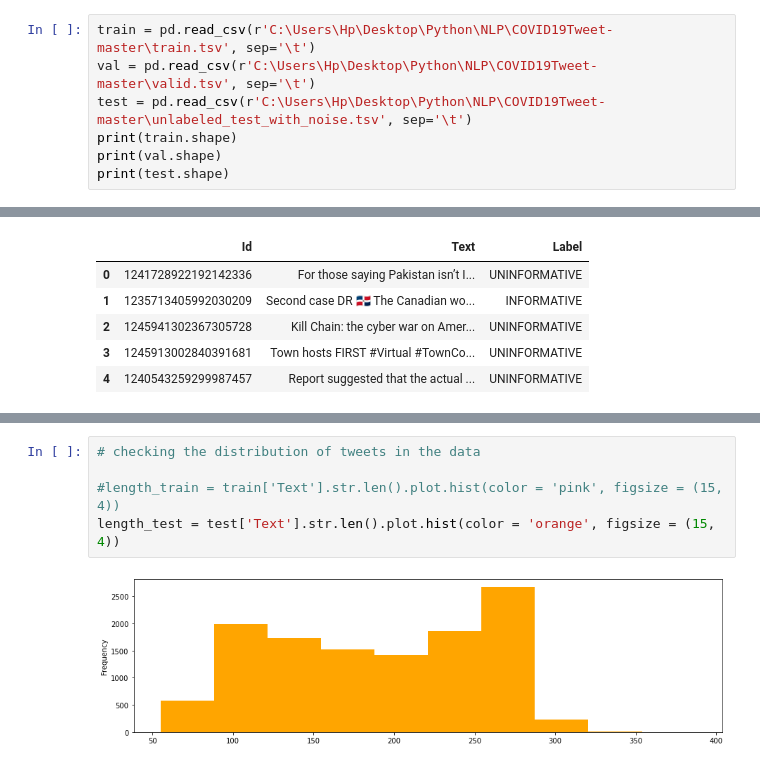
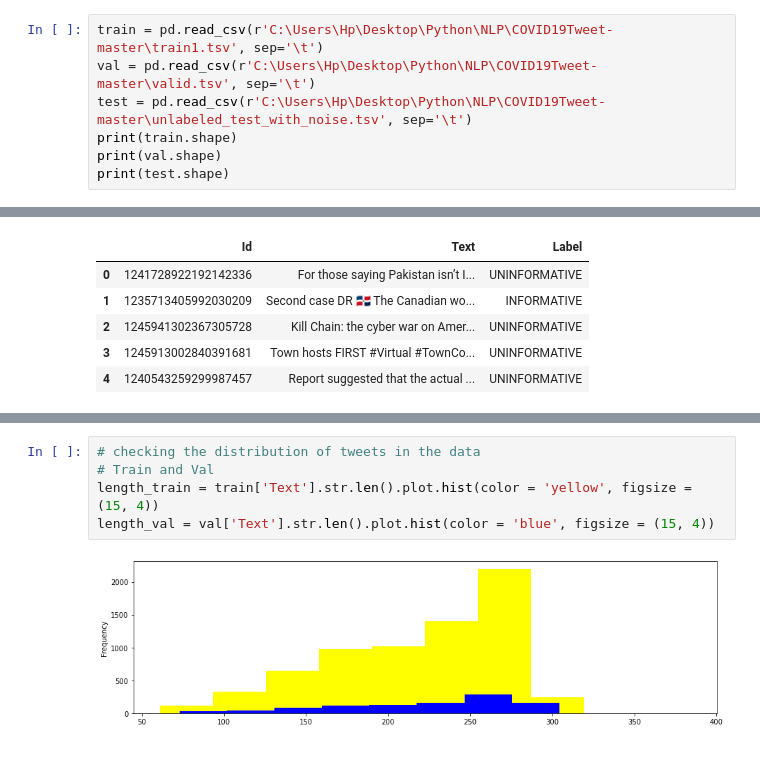
Before and after one commit to cn-mm/BioNLP, a Jupyter notebook: About_The_Data.ipynb, the cells around one changed output, grey strips where cells are left out. Cells and saved outputs as stored; diff of their text form.

Commit message:
Dataset
Corrected train1 dataset added, previous one had clumpy data

```diff
--- a/About_The_Data.ipynb
+++ b/About_The_Data.ipynb
@@ -13,7 +13,7 @@ import seaborn as sns
 
 import warnings
 # %%
-train = pd.read_csv(r'C:\Users\Hp\Desktop\Python\NLP\COVID19Tweet-master\train.tsv', sep='\t')
+train = pd.read_csv(r'C:\Users\Hp\Desktop\Python\NLP\COVID19Tweet-master\train1.tsv', sep='\t')
 val = pd.read_csv(r'C:\Users\Hp\Desktop\Python\NLP\COVID19Tweet-master\valid.tsv', sep='\t')
 test = pd.read_csv(r'C:\Users\Hp\Desktop\Python\NLP\COVID19Tweet-master\unlabeled_test_with_noise.tsv', sep='\t')
 print(train.shape)
@@ -81,7 +99,7 @@ Name: Label, dtype: int64
 # %%
 # checking the distribution of tweets in the data
-
-#length_train = train['Text'].str.len().plot.hist(color = 'pink', figsize = (15, 4))
-length_test = test['Text'].str.len().plot.hist(color = 'orange', figsize = (15, 4))
+# Train and Val
+length_train = train['Text'].str.len().plot.hist(color = 'yellow', figsize = (15, 4))
+length_val = val['Text'].str.len().plot.hist(color = 'blue', figsize = (15, 4))
 # %% [output]
-[figure, old version]
+[figure, new version]
```
Also changed, not shown: parts of 12 cells of this notebook, 1 other file.
